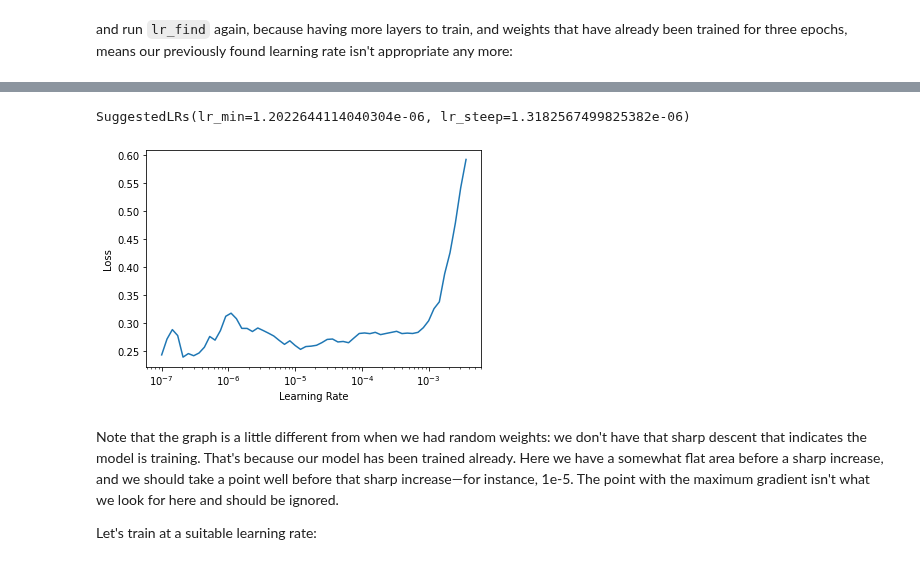
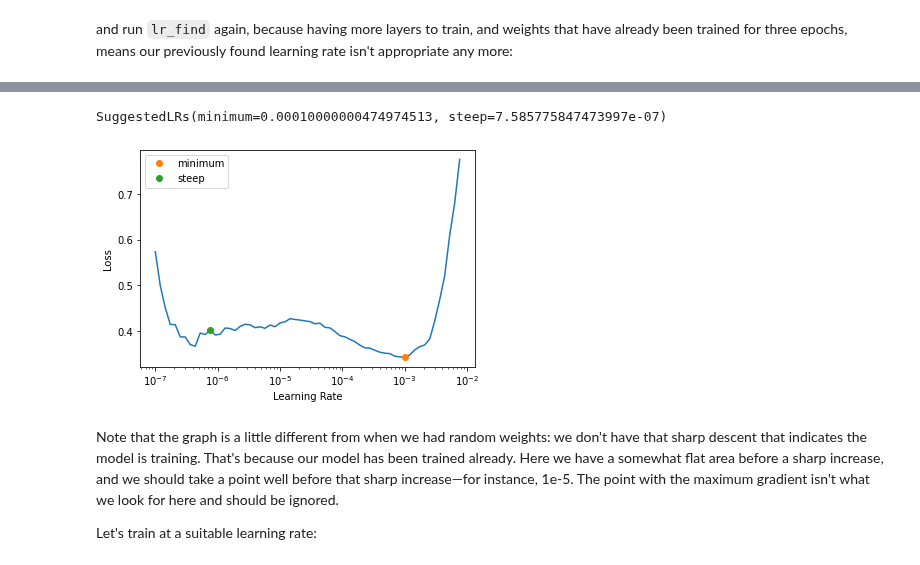
Before and after one commit to vtecftwy/fastbook, a Jupyter notebook: 05_pet_breeds_w_assignments.ipynb, the cells around one changed output, grey strips where cells are left out. Saved outputs shown, nothing was run; the diff lists cells and outputs as text; code cells hidden in the pictures.

Commit message:
Correct code for lr suggestion

```diff
--- a/05_pet_breeds_w_assignments.ipynb
+++ b/05_pet_breeds_w_assignments.ipynb
@@ -672,11 +678,11 @@ learn.unfreeze()
 # %% [markdown]
 and run `lr_find` again, because having more layers to train, and weights that have already been trained for three epochs, means our previously found learning rate isn't appropriate any more:
 # %%
-learn.lr_find(suggest_funcs=suggestion_methods)
+learn.lr_find(suggest_funcs=(minimum, steep))
 # %% [output]
 [interactive output not drawn]
-SuggestedLRs(lr_min=1.2022644114040304e-06, lr_steep=1.3182567499825382e-06)
+SuggestedLRs(minimum=0.00010000000474974513, steep=7.585775847473997e-07)
-[figure, old version]
+[figure, new version]
 # %% [markdown]
 Note that the graph is a little different from when we had random weights: we don't have that sharp descent that indicates the model is training. That's because our model has been trained already. Here we have a somewhat flat area before a sharp increase, and we should take a point well before that sharp increase—for instance, 1e-5. The point with the maximum gradient isn't what we look for here and should be ignored.
 
```
Also changed, not shown: parts of 20 cells of this notebook.
